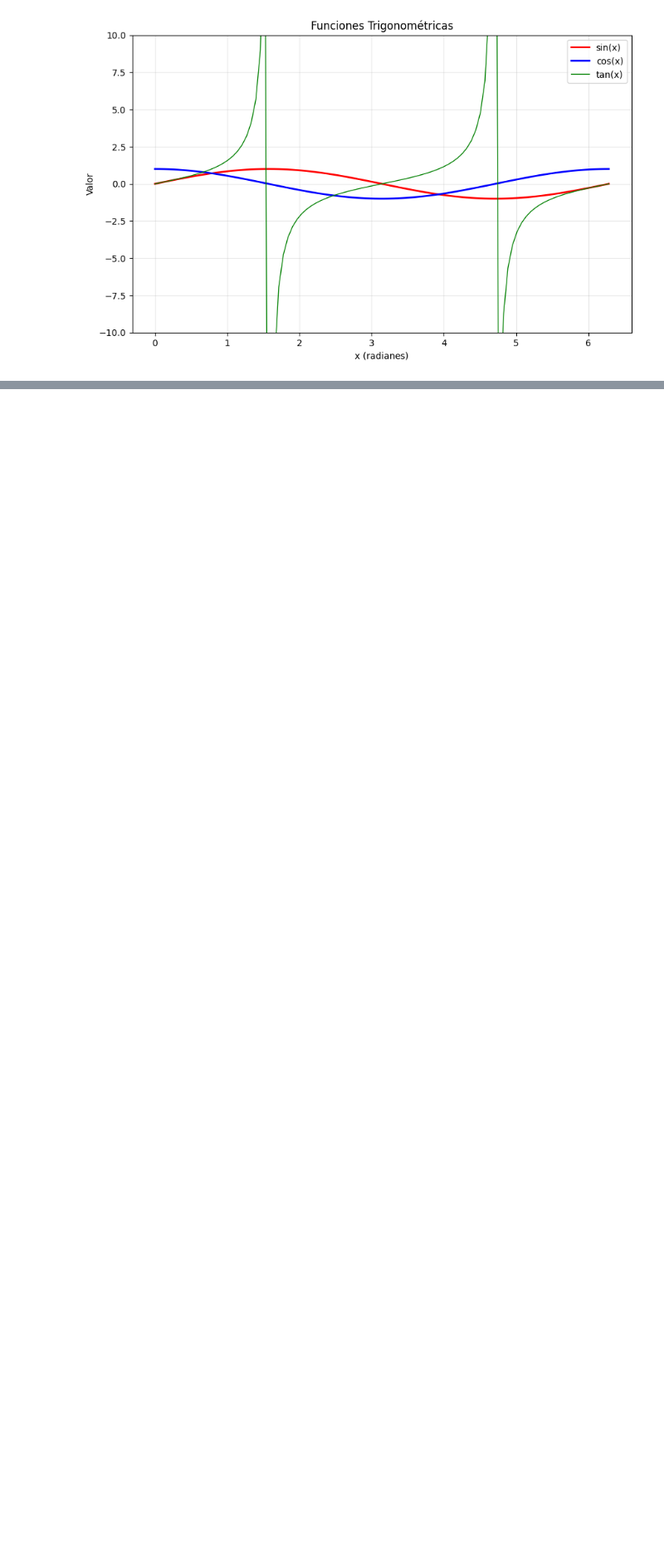
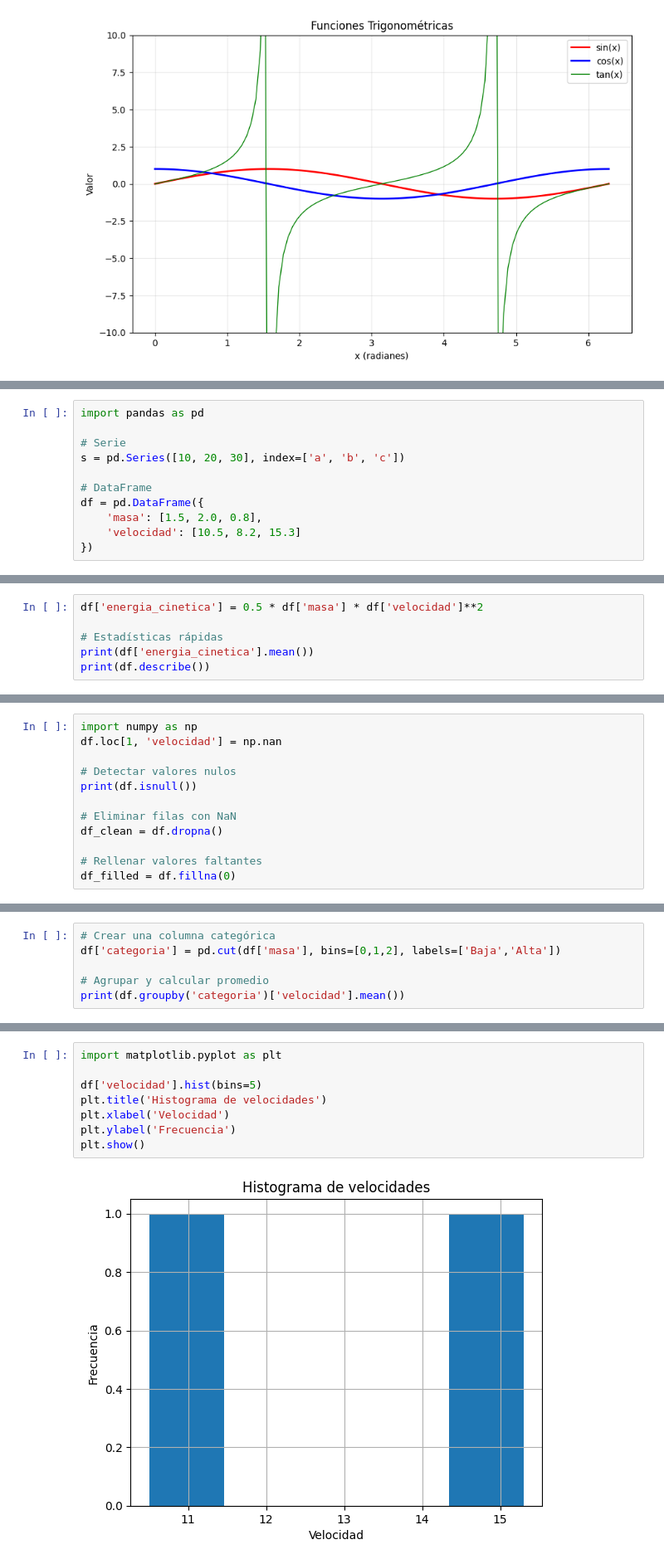
Before and after one commit to jperaltac/pcfi161, a Jupyter notebook: lectures/Test.ipynb, the cells around one changed output, grey strips where cells are left out. Shown at 83% size. Saved outputs shown, nothing was run; the diff lists cells and outputs as text; blank space fills up the shorter version.

```diff
--- a/lectures/Test.ipynb
+++ b/lectures/Test.ipynb
@@ -175,0 +240,11 @@ plt.show()
+# %%
+import pandas as pd
+
+# Serie
+s = pd.Series([10, 20, 30], index=['a', 'b', 'c'])
+
+# DataFrame
+df = pd.DataFrame({
+    'masa': [1.5, 2.0, 0.8],
+    'velocidad': [10.5, 8.2, 15.3]
+})
@@ -175,0 +279,6 @@ plt.show()
+# %%
+df['energia_cinetica'] = 0.5 * df['masa'] * df['velocidad']**2
+
+# Estadísticas rápidas
+print(df['energia_cinetica'].mean())
+print(df.describe())
@@ -175,0 +303,12 @@ plt.show()
+# %%
+import numpy as np
+df.loc[1, 'velocidad'] = np.nan
+
+# Detectar valores nulos
+print(df.isnull())
+
+# Eliminar filas con NaN
+df_clean = df.dropna()
+
+# Rellenar valores faltantes
+df_filled = df.fillna(0)
@@ -175,0 +320,6 @@ plt.show()
+# %%
+# Crear una columna categórica
+df['categoria'] = pd.cut(df['masa'], bins=[0,1,2], labels=['Baja','Alta'])
+
+# Agrupar y calcular promedio
+print(df.groupby('categoria')['velocidad'].mean())
@@ -175,0 +338,10 @@ plt.show()
+# %%
+import matplotlib.pyplot as plt
+
+df['velocidad'].hist(bins=5)
+plt.title('Histograma de velocidades')
+plt.xlabel('Velocidad')
+plt.ylabel('Frecuencia')
+plt.show()
+# %% [output]
+[figure, added]
```
Also changed, not shown: parts of 13 cells of this notebook, 9 other files.
